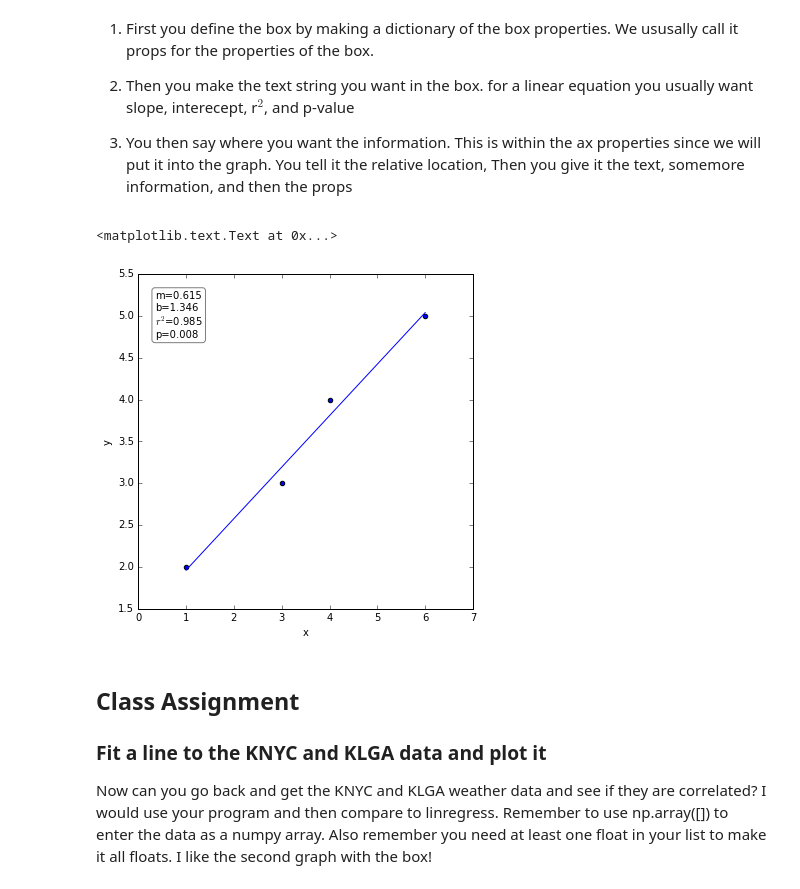
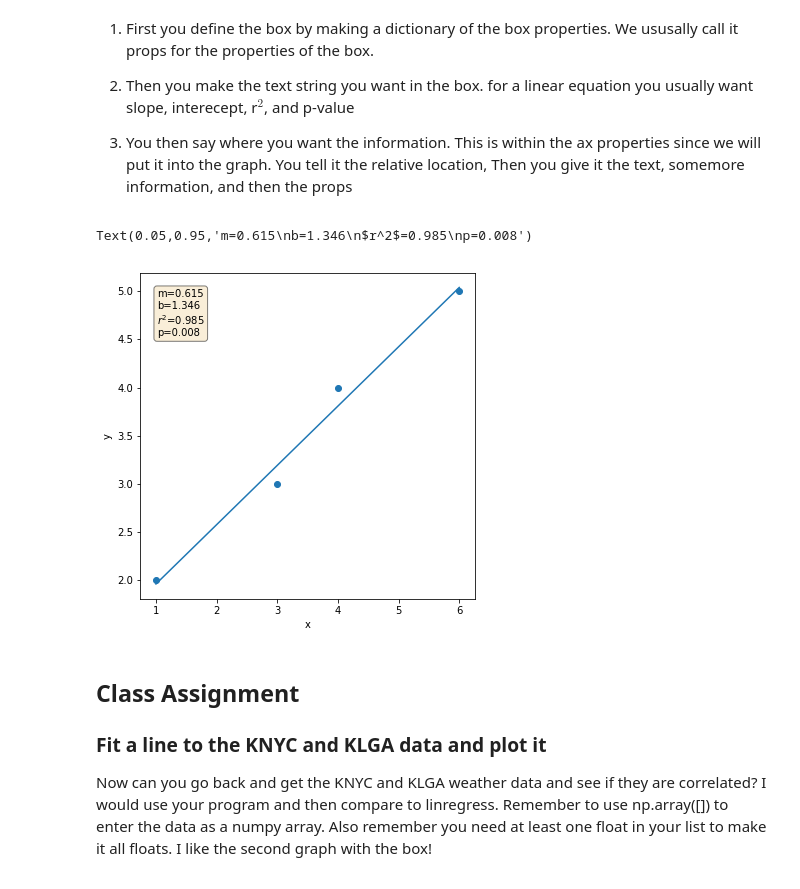
Before and after one commit to bmaillou/BigDataPython, a Jupyter notebook: FitALine.ipynb, the cells around one changed output. Saved outputs shown, nothing was run; the diff lists cells and outputs as text; code cells hidden in the pictures.

```diff
--- a/FitALine.ipynb
+++ b/FitALine.ipynb
@@ -171,0 +167,3 @@ LinregressResult(slope=0.61538461538461542, intercept=1.3461538461538458, rvalue
+# %%
+stats_out=stats.linregress(x,y)
+print (stats_out)
@@ -226,25 +223,25 @@ Sometimes when making a graph, instead of putting in a title it looks better to
 # %%
 % matplotlib inline
 import matplotlib.pylab as plt
 
 fig,ax=plt.subplots()
 fig.set_size_inches(6,6)  # I made a square graph
 ax.scatter(x,y)
 
 #plot the best fit line
 x_fit=np.linspace(np.min(x),np.max(x))
 ax.plot(x_fit,x_fit*stats_out[0]+stats_out[1])
 
 ax.set_xlabel('x')
 ax.set_ylabel('y')
 
 # This is the code I added to get the box below with the normal graphing
-props=dict(boxstyle='round',facecolor='white',alpha=0.5)
+props=dict(boxstyle='round',facecolor='wheat',alpha=0.5)
 textstr='m={:.3f}\nb={:.3f}\n$r^2$={:.3f}\np={:.3f}'.format(stats_out[0],stats_out[1],stats_out[2]**2,stats_out[3])
 ax.text(0.05,0.95,textstr,transform=ax.transAxes,fontsize=10,verticalalignment='top',bbox=props)
 # %% [output]
-<matplotlib.text.Text at 0x...>
+Text(0.05,0.95,'m=0.615\nb=1.346\n$r^2$=0.985\np=0.008')
-[figure, old version]
+[figure, new version]
 # %% [markdown]
 ## Class Assignment
 ### Fit a line to the KNYC and KLGA data and plot it
```
Also changed, not shown: parts of 26 cells of this notebook, 1 other file.
